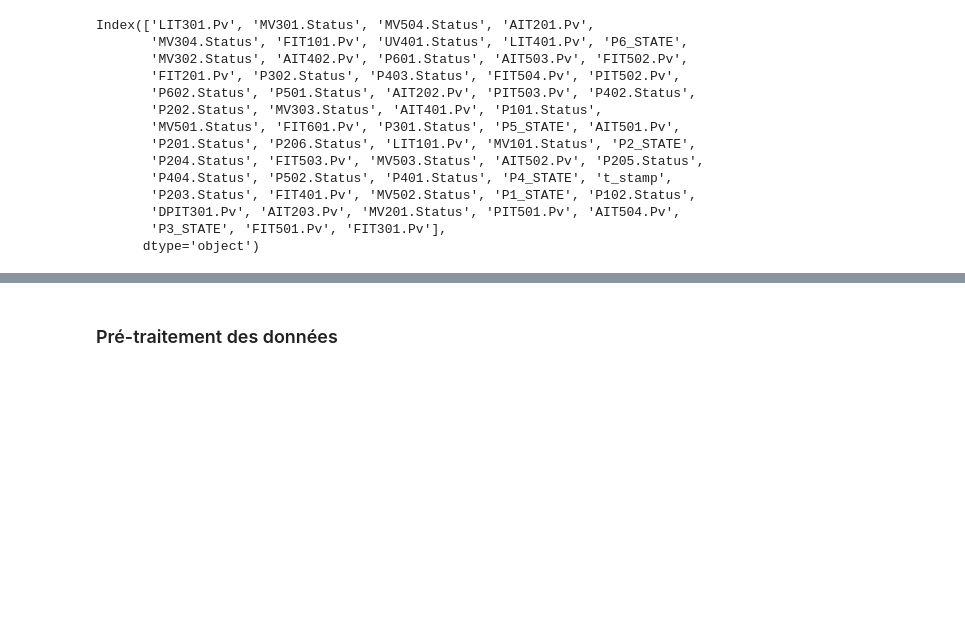
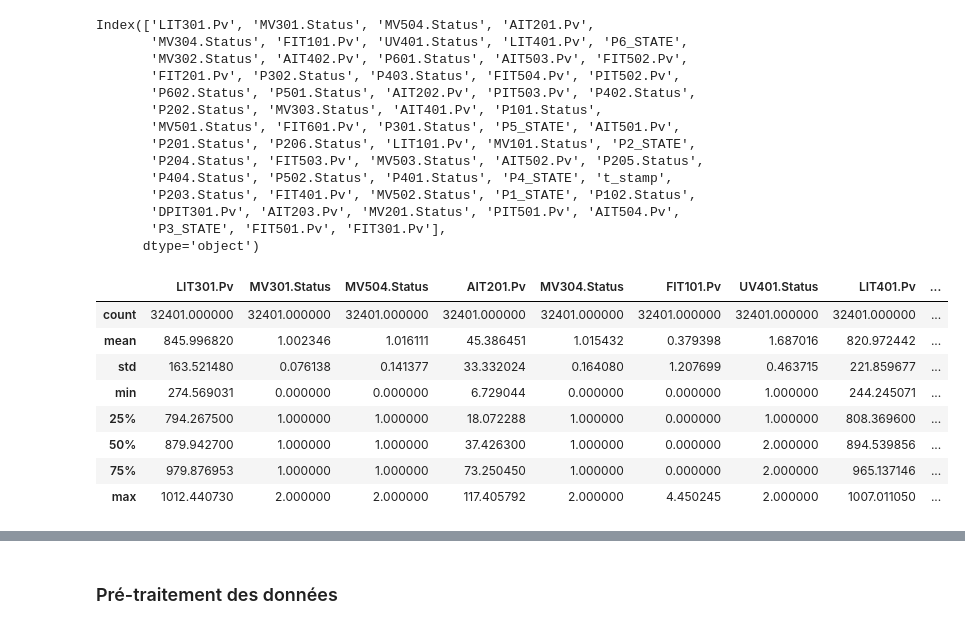
Before and after one commit to Fahol0/cyberml_projet, a Jupyter notebook: notebook.ipynb, the cells around one changed output, grey strips where cells are left out. Cells and saved outputs as stored; diff of their text form; code cells hidden in the pictures; blank space fills up the shorter version.

```diff
--- a/notebook.ipynb
+++ b/notebook.ipynb
@@ -150,0 +154,12 @@ Index(['LIT301.Pv', 'MV301.Status', 'MV504.Status', 'AIT201.Pv',
+# %%
+df.describe()
+# %% [output]
+|  | LIT301.Pv | MV301.Status | MV504.Status | AIT201.Pv | MV304.Status | FIT101.Pv | UV401.Status | LIT401.Pv | ... |
+| count | 32401.000000 | 32401.000000 | 32401.000000 | 32401.000000 | 32401.000000 | 32401.000000 | 32401.000000 | 32401.000000 | ... |
+| mean | 845.996820 | 1.002346 | 1.016111 | 45.386451 | 1.015432 | 0.379398 | 1.687016 | 820.972442 | ... |
+| std | 163.521480 | 0.076138 | 0.141377 | 33.332024 | 0.164080 | 1.207699 | 0.463715 | 221.859677 | ... |
+| min | 274.569031 | 0.000000 | 0.000000 | 6.729044 | 0.000000 | 0.000000 | 1.000000 | 244.245071 | ... |
+| 25% | 794.267500 | 1.000000 | 1.000000 | 18.072288 | 1.000000 | 0.000000 | 1.000000 | 808.369600 | ... |
+| 50% | 879.942700 | 1.000000 | 1.000000 | 37.426300 | 1.000000 | 0.000000 | 2.000000 | 894.539856 | ... |
+| 75% | 979.876953 | 1.000000 | 1.000000 | 73.250450 | 1.000000 | 0.000000 | 2.000000 | 965.137146 | ... |
+| max | 1012.440730 | 2.000000 | 2.000000 | 117.405792 | 2.000000 | 4.450245 | 2.000000 | 1007.011050 | ... |
```
Also changed, not shown: parts of 10 cells of this notebook.
